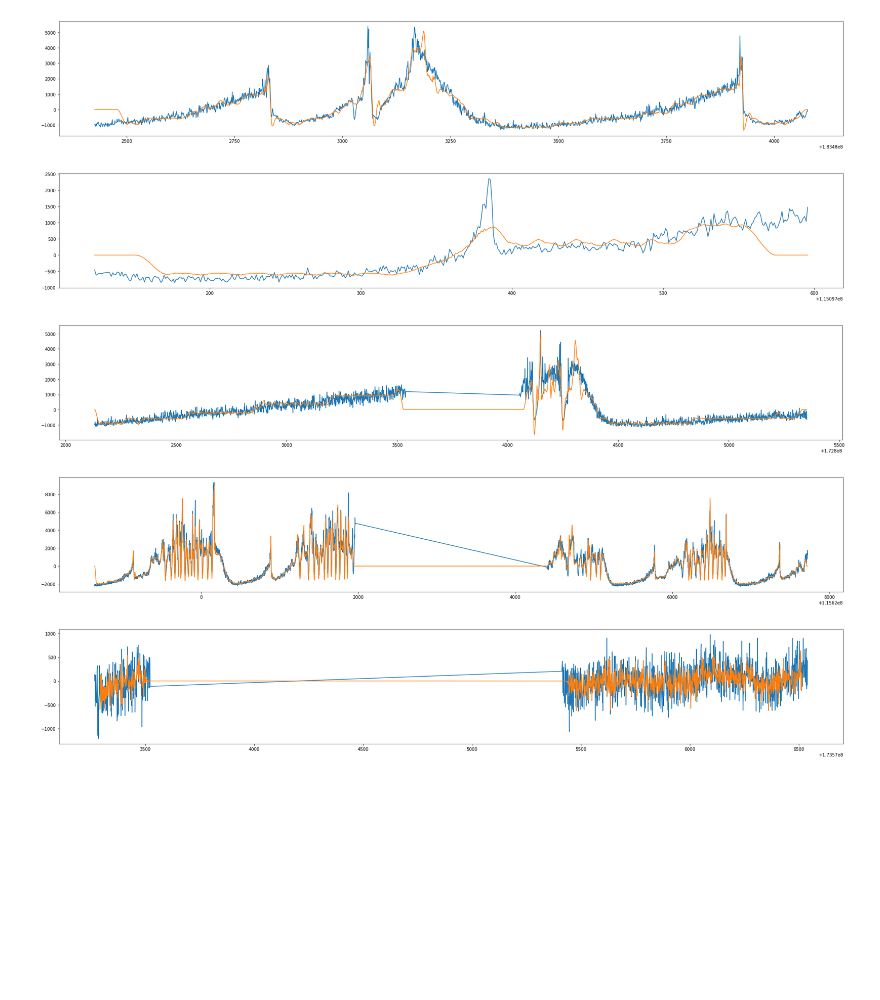
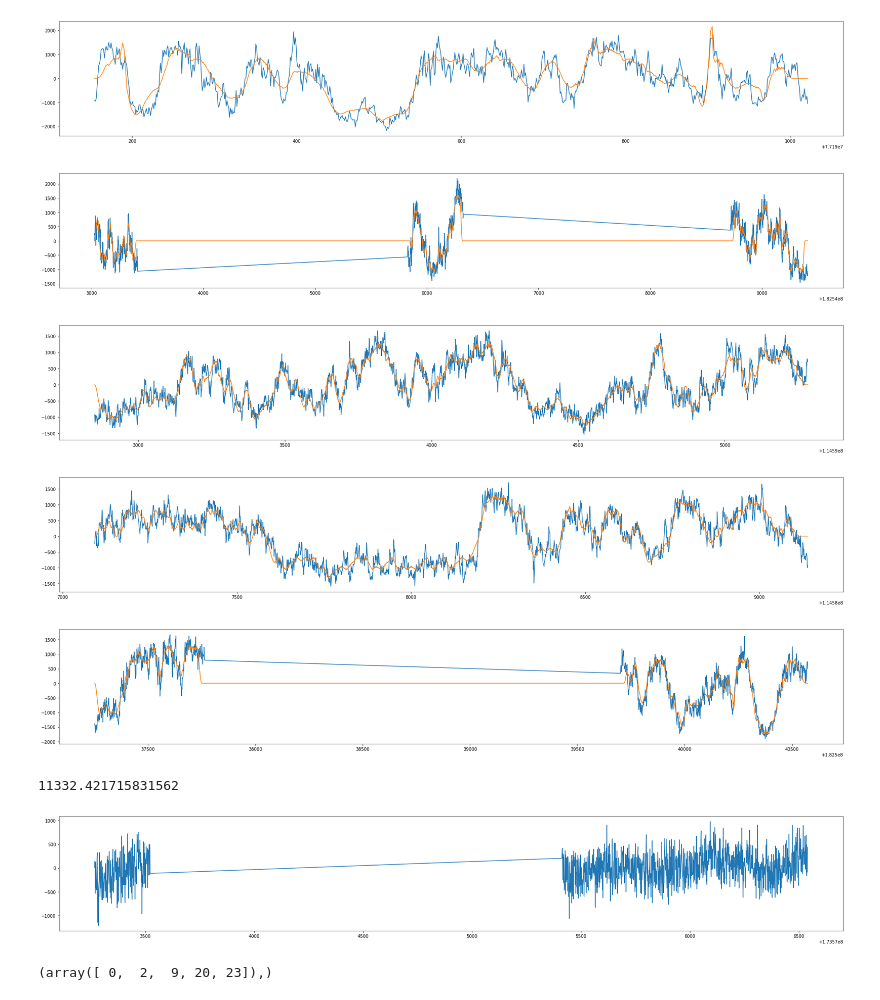
Before and after one commit to jorwatkapola/timeseries_segment_clustering, a Jupyter notebook: segment_clustering.ipynb, the cells around one changed output. Saved outputs shown, nothing was run; the diff lists cells and outputs as text; code cells hidden in the pictures; blank space fills up the shorter version.

Commit message:
v1.3 now able to train a model on multiple time series and use it to reconstruct multiple series too

```diff
--- a/segment_clustering.ipynb
+++ b/segment_clustering.ipynb
@@ -100,39 +100,42 @@ from sklearn.cluster import KMeans
 import segment_cluster as sc
 import importlib
 importlib.reload(sc)
-cluster=KMeans(n_clusters=100)
+cluster=KMeans(n_clusters=200)
 time_stamps=False
 offset=True
 
 #lets try a theta doped set of beta time curves
 beta_ys=np.where(np.array(y_train)=='beta')[0]
 all_train_segments=[]
 for ts_i in beta_ys:
     ts=x_train[ts_i]
     train_segments=sc.segmentation(ts, 50, 2, time_stamps=time_stamps)
     c_train_segments=sc.center_offset(train_segments, ts, offset=offset, time_stamps=time_stamps)
     all_train_segments.append(c_train_segments)
 cluster.fit(np.array(c_train_segments))
 
 #use the validation set to measure the reconstruction error difference between the same class observations and outliers
 beta_ys=np.where(np.array(y_valid)=='beta')[0]
+delta_ys=np.where(np.array(y_valid)=='delta')[0]
 time_stamps=True
 offset=False
 reco_error=[]
 seg_slide=25
-for ts_id in beta_ys:
+seg_len=50
+for ts_id in delta_ys:
     test_ts=x_valid[ts_id]
-    test_segments= sc.segmentation(test_ts, 50, seg_slide, time_stamps=time_stamps)
+    test_segments= sc.segmentation(test_ts, seg_len, seg_slide, time_stamps=time_stamps)
     c_test_segments=sc.center_offset(test_segments, test_ts, offset=offset, time_stamps=time_stamps)
     reco = sc.reconstruct(c_test_segments, test_ts, cluster, rel_offset=offset)
-    error=np.sqrt(((test_ts[1][seg_slide:-seg_slide]-reco[1][seg_slide:-seg_slide])**2).sum())
+    error=np.sqrt(((test_ts[1][seg_len:-seg_len]-reco[1][seg_len:-seg_len])**2).sum())
     reco_error.append((ts_id, error))
     plt.figure(figsize=(6.4*5, 4.8))
     plt.plot(test_ts[0],test_ts[1])
     plt.plot(reco[0],reco[1])
     plt.show()
 # %% [output]
-[figure, old version]
+[figure, new version]
-[figure, old version]
+[figure, new version]
-[figure, old version]
+[figure, new version]
-[figure, old version]
+[figure, new version]
+[figure, added]
@@ -143,3 +142,7 @@ plt.show()
+# %%
+np.mean(np.array(reco_error)[:,1])
+# %% [output]
+11332.421715831562
 # %%
 from sklearn.cluster import KMeans
 import segment_cluster as sc
@@ -169,7 +172,7 @@ reco = sc.reconstruct(c_test_segments, test_ts, cluster, rel_offset=offset)
 plt.figure(figsize=(6.4*5, 4.8))
 plt.plot(test_ts[0],test_ts[1])
 plt.plot(reco[0][25:-25],reco[1][25:-25])
-#plt.plot(reco[0][25:-25], reco[1][25:-25]-test_ts[1][25:-25])
+plt.plot(reco[0][25:-25], reco[1][25:-25]-test_ts[1][25:-25])
 plt.show()
 # %% [output]
-[figure, old version]
+[figure, new version]
@@ -177,0 +179,4 @@ np.sqrt(((test_ts[1][25:-25]-reco[1][25:-25])**2).sum())
+# %%
+np.where(np.array(y_valid)=='delta')
+# %% [output]
+(array([ 0,  2,  9, 20, 23]),)
```
Also changed, not shown: parts of 3 cells of this notebook.
